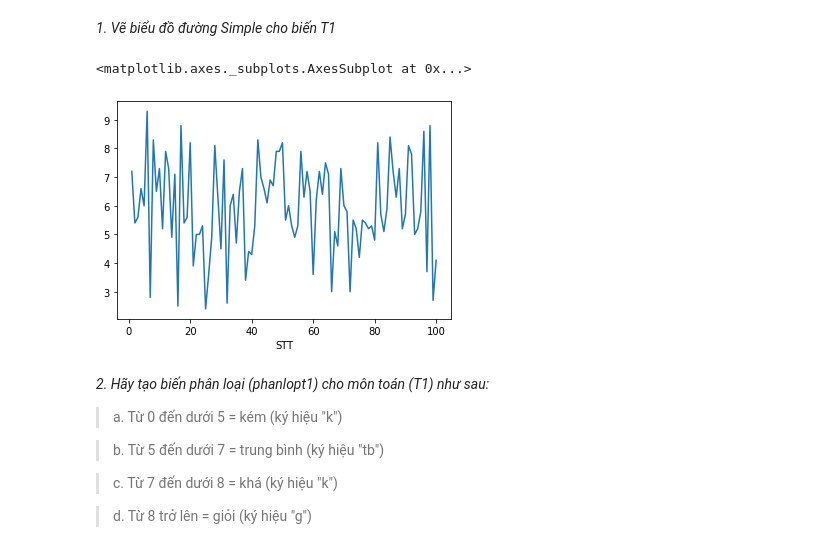
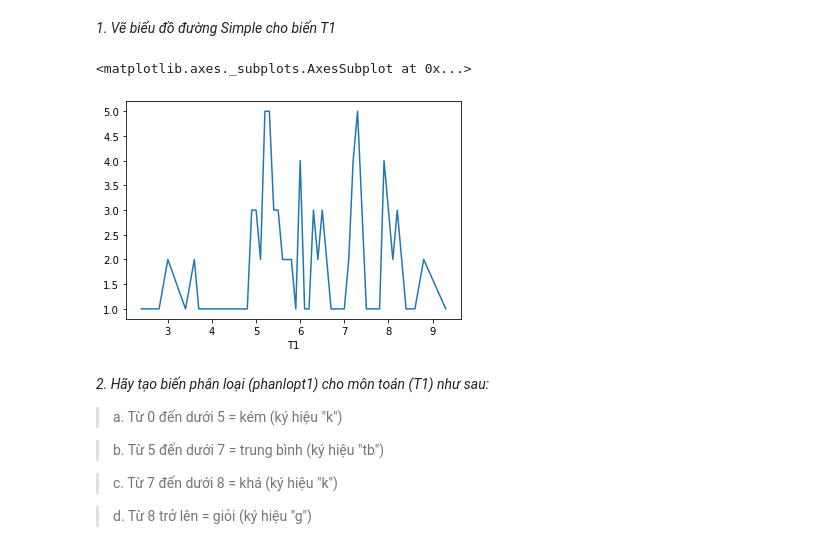
Before and after one commit to NgaanLee/DataAnalystDeepLearning, a Jupyter notebook: Homeworks_Lap02.ipynb, the cells around one changed output. Cells and saved outputs as stored; diff of their text form; code cells hidden in the pictures.

```diff
--- a/Homeworks_Lap02.ipynb
+++ b/Homeworks_Lap02.ipynb
@@ -607,10 +626,10 @@ Trực quan hóa dữ liệu nâng cao
 # %% [markdown]
 *1. Vẽ biểu đồ đường Simple cho biến T1*
 # %%
-df['T1'].plot.line()
+df.groupby('T1')['T1'].count().plot()
 # %% [output]
 <matplotlib.axes._subplots.AxesSubplot at 0x...>
-[figure, old version]
+[figure, new version]
 # %% [markdown]
 *2. Hãy tạo biến phân loại (phanlopt1) cho môn toán (T1) như sau:*
 
```
Also changed, not shown: parts of 27 cells of this notebook.
